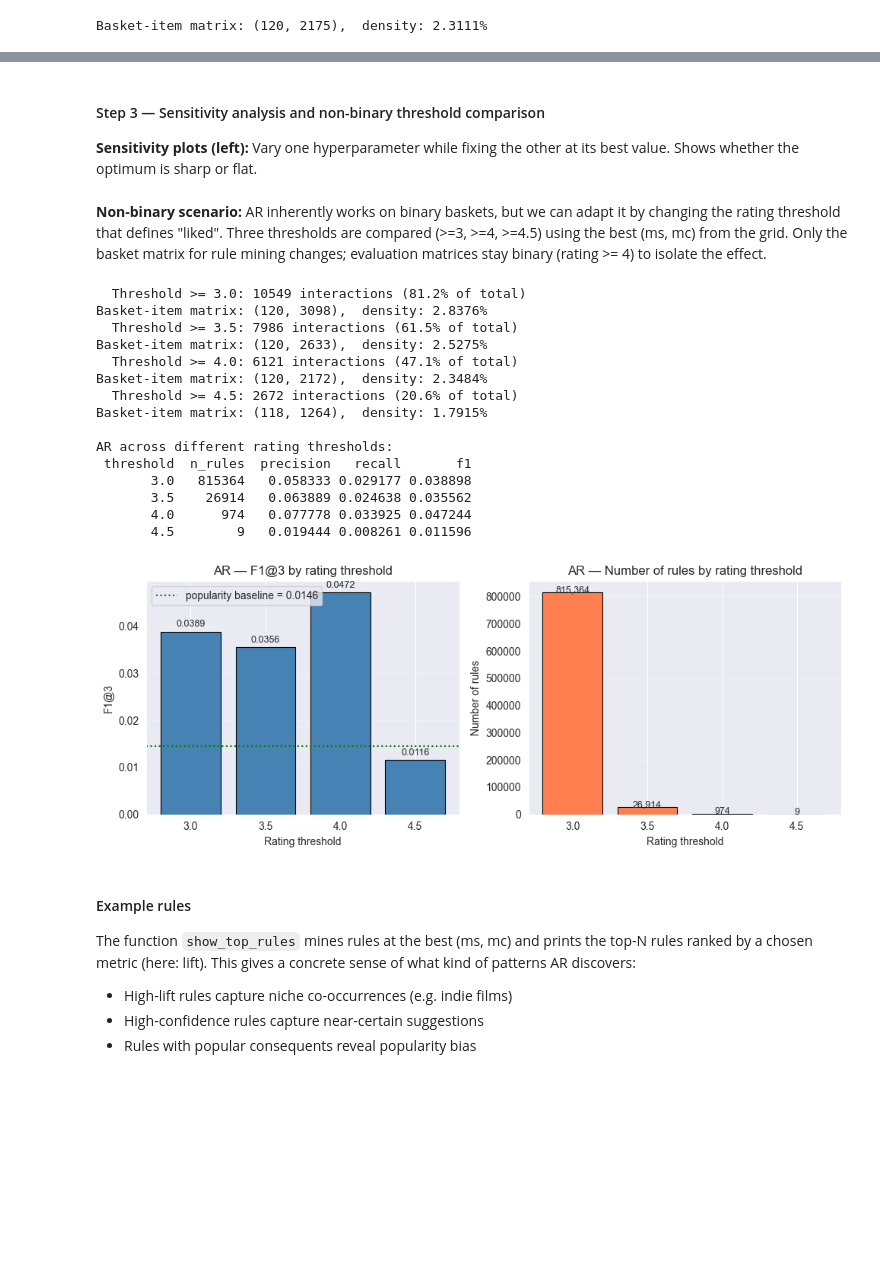
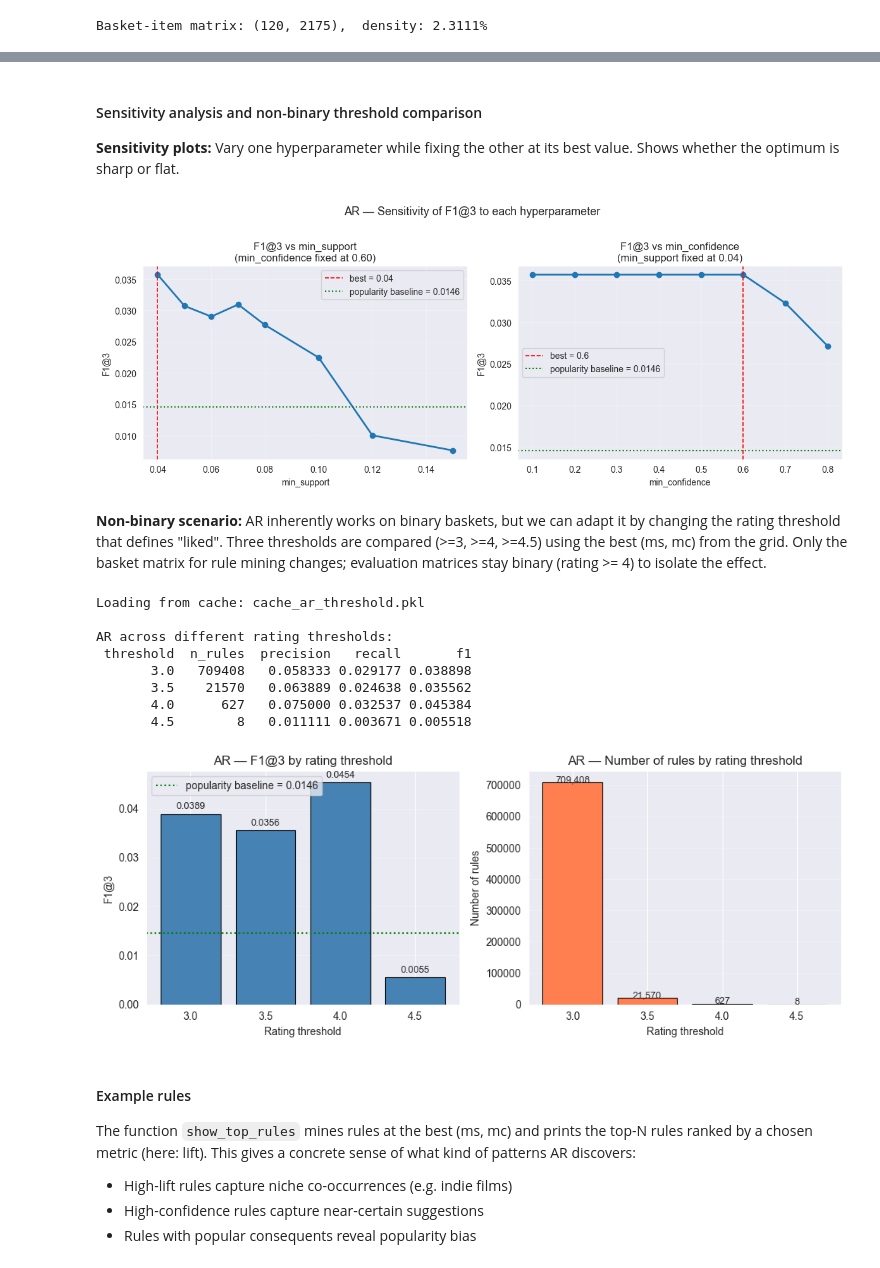
Before and after one commit to arodzina/TACD_project, a Jupyter notebook: data_preparation.ipynb, the cells around one changed output, grey strips where cells are left out. Drawn from its saved outputs; the diff is of its cells as text; code cells hidden in the pictures; blank space fills up the shorter version.

```diff
--- a/data_preparation.ipynb
+++ b/data_preparation.ipynb
@@ -926,14 +915,26 @@ to 0.15 (strict), and min_confidence from 0.10 to 0.80.
 # %%
-support_grid    = [0.05, 0.06, 0.07, 0.08, 0.10, 0.12, 0.15]
+support_grid    = [0.04,0.05, 0.06, 0.07, 0.08, 0.10, 0.12, 0.15]
 confidence_grid = [0.10, 0.20, 0.30, 0.40, 0.50, 0.60, 0.70, 0.80]
 
-ar_binary_results = run_ar_grid(
-    basket_item_matrix, train_user_item, val_user_item,
-    support_grid=support_grid, confidence_grid=confidence_grid, K=3
+if os.path.exists("ar_binary_results.pkl"):
+    ar_binary_results = pd.read_pickle("ar_binary_results.pkl")
+    print("Loaded from file")
+else:
+    ar_binary_results = run_ar_grid(
+        basket_item_matrix, train_user_item, val_user_item,
+        support_grid=support_grid, confidence_grid=confidence_grid, K=3
+    )
+    ar_binary_results.to_pickle("ar_binary_results.pkl")
+    print("Computed and saved")
+best_ar = (
+    ar_binary_results
+    .sort_values(by=["f1", "min_confidence"], ascending=[False, False])
+    .iloc[0]
 )
-best_ar = ar_binary_results.loc[ar_binary_results["f1"].idxmax()]
-best_ms = 0.08
-best_mc = 0.50
+best_ms=best_ar["min_support"]
+best_mc=best_ar["min_confidence"]
 print("\nBest AR configuration:")
 print(best_ar)
+ar_binary_results_sorted = ar_binary_results.sort_values(by="f1", ascending=False)
+print(ar_binary_results_sorted)
 # %% [output]
@@ -962,14 +977,12 @@ _, _, pop_f1 = popularity_baseline(train_user_item, val_user_item, K=3)
 # %% [markdown]
-#### Step 3 — Sensitivity analysis and non-binary threshold comparison
+#### Sensitivity analysis and non-binary threshold comparison
 
-**Sensitivity plots (left):** Vary one hyperparameter while fixing the other
+**Sensitivity plots:** Vary one hyperparameter while fixing the other
 at its best value.  Shows whether the optimum is sharp or flat.
 # %%
-plot_ar_sensitivity(ar_binary_results,
-                    best_ms=best_ms,
-                    best_mc=best_mc,
-                    pop_f1=pop_f1,
-                    save_path="ar_sensitivity.png")
+plot_ar_sensitivity(ar_binary_results,best_ms=best_ms,best_mc=best_mc,pop_f1=pop_f1, save_path="ar_sensitivity.png")
+# %% [output]
+[figure, added]
 # %% [markdown]
 
 **Non-binary scenario:** AR inherently works on binary baskets, but
@@ -978,10 +991,13 @@ Three thresholds are compared (>=3, >=4, >=4.5) using the best (ms, mc)
 from the grid.  Only the basket matrix for rule mining changes; evaluation
 matrices stay binary (rating >= 4) to isolate the effect.
 # %%
-threshold_df = run_ar_threshold_comparison(
-    probe_explicit_train, train_user_item, val_user_item,
-    best_ms=best_ms, best_mc=best_mc,
-    thresholds=[3.0, 3.5,4.0, 4.5], K=3
+threshold_df = run_or_load(
+    "cache_ar_threshold.pkl",
+    lambda: run_ar_threshold_comparison(
+        probe_explicit_train, train_user_item, val_user_item,
+        best_ms=0.08, best_mc=best_mc,
+        thresholds=[3.0, 3.5, 4.0, 4.5], K=3
+    )
 )
 print("\nAR across different rating thresholds:")
 print(threshold_df.to_string(index=False))
@@ -990,46 +1006,39 @@ fig, axes = plt.subplots(1, 2, figsize=(10, 4))
 
 axes[0].bar(threshold_df["threshold"].astype(str), threshold_df["f1"],
             color="steelblue", edgecolor="black", linewidth=0.8)
 if pop_f1 is not None:
     axes[0].axhline(pop_f1, color="green", linestyle=":",
                     linewidth=1.5, label=f"popularity baseline = {pop_f1:.4f}")
     axes[0].legend()
 for i, v in enumerate(threshold_df["f1"]):
     axes[0].text(i, v + 0.001, f"{v:.4f}", ha="center", fontsize=9)
 axes[0].set_xlabel("Rating threshold")
 axes[0].set_ylabel("F1@3")
 axes[0].set_title("AR — F1@3 by rating threshold")
 axes[0].grid(True, alpha=0.3, axis="y")
 
 axes[1].bar(threshold_df["threshold"].astype(str), threshold_df["n_rules"],
             color="coral", edgecolor="black", linewidth=0.8)
 for i, v in enumerate(threshold_df["n_rules"]):
     axes[1].text(i, v + 1, f"{int(v):,}", ha="center", fontsize=9)
 axes[1].set_xlabel("Rating threshold")
 axes[1].set_ylabel("Number of rules")
 axes[1].set_title("AR — Number of rules by rating threshold")
 axes[1].grid(True, alpha=0.3, axis="y")
 
 plt.tight_layout()
 plt.savefig("ar_threshold_comparison.png", dpi=150, bbox_inches="tight")
 plt.show()
 # %% [output]
-  Threshold >= 3.0: 10549 interactions (81.2% of total)
-Basket-item matrix: (120, 3098),  density: 2.8376%
-  Threshold >= 3.5: 7986 interactions (61.5% of total)
-Basket-item matrix: (120, 2633),  density: 2.5275%
-  Threshold >= 4.0: 6121 interactions (47.1% of total)
-Basket-item matrix: (120, 2172),  density: 2.3484%
-  Threshold >= 4.5: 2672 interactions (20.6% of total)
-Basket-item matrix: (118, 1264),  density: 1.7915%
+Loading from cache: cache_ar_threshold.pkl
 
 AR across different rating thresholds:
  threshold  n_rules  precision   recall       f1
-       3.0   815364   0.058333 0.029177 0.038898
-       3.5    26914   0.063889 0.024638 0.035562
-       4.0      974   0.077778 0.033925 0.047244
-       4.5        9   0.019444 0.008261 0.011596
+       3.0   709408   0.058333 0.029177 0.038898
+       3.5    21570   0.063889 0.024638 0.035562
+       4.0      627   0.075000 0.032537 0.045384
+       4.5        8   0.011111 0.003671 0.005518
-[figure, old version]
+[figure, new version]
 # %% [markdown]
 #### Example rules
 
```
Also changed, not shown: parts of 35 cells of this notebook, 9 other files.
